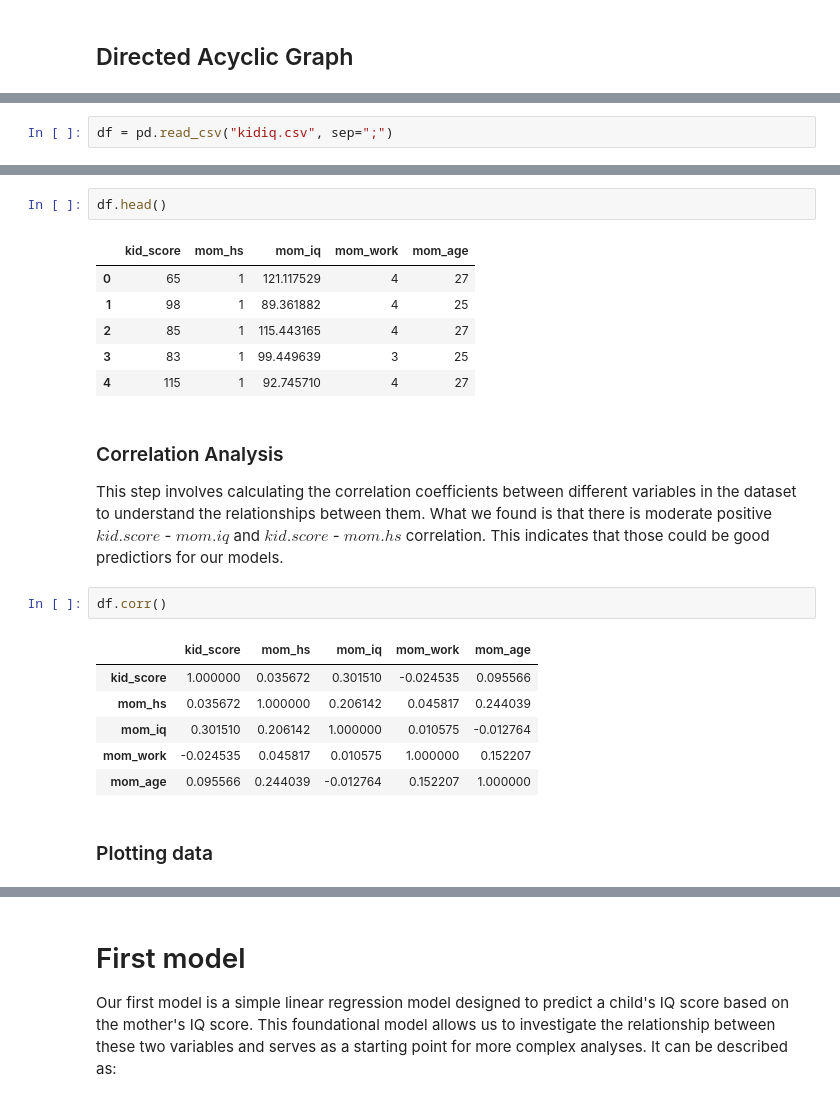
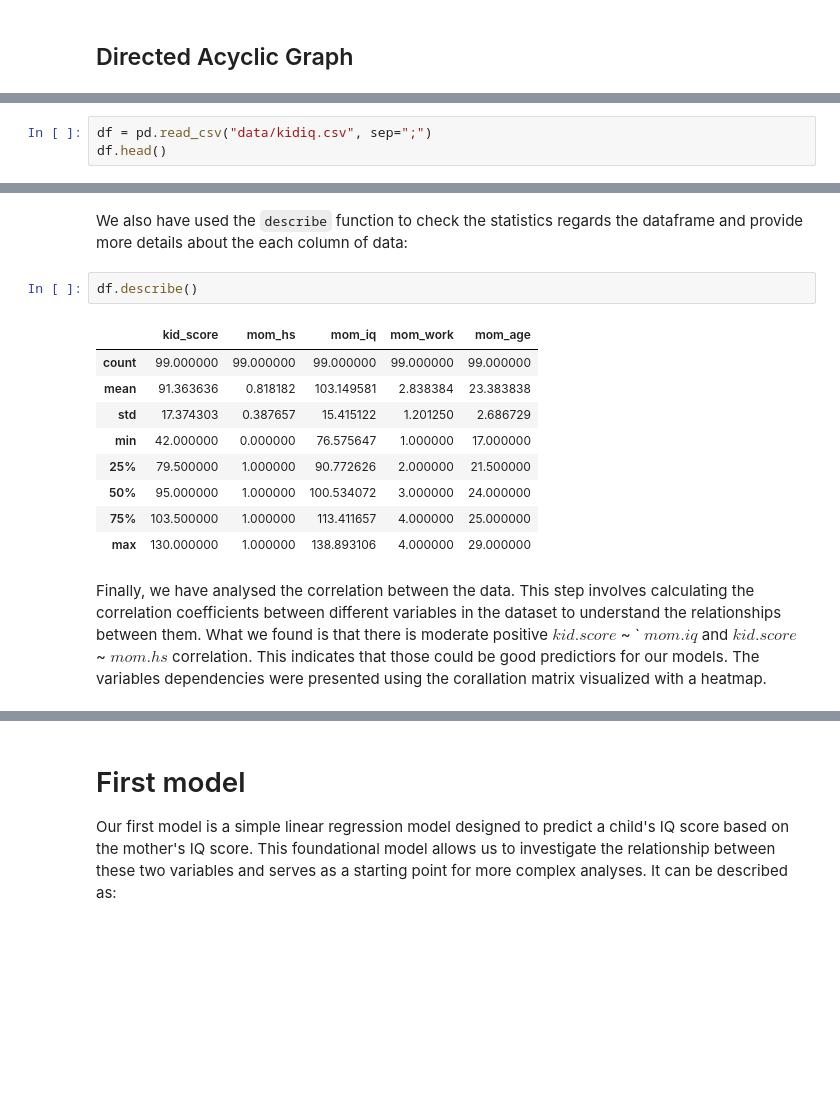
Before and after one commit to Sylwiam12/kidiq, a Jupyter notebook: kid_iq_FULL.ipynb, the cells around one changed output, grey strips where cells are left out. Drawn from its saved outputs; the diff is of its cells as text; blank space fills up the shorter version.

```diff
--- a/kid_iq_FULL.ipynb
+++ b/kid_iq_FULL.ipynb
@@ -45,2 +49,3 @@ warnings.filterwarnings("ignore")
 # %%
-df = pd.read_csv("kidiq.csv", sep=";")
+df = pd.read_csv("data/kidiq.csv", sep=";")
+df.head()
@@ -47,23 +70,17 @@ df = pd.read_csv("kidiq.csv", sep=";")
+# %% [markdown]
+We also have used the `describe` function to check the statistics regards the dataframe and provide more details about the each column of data:
 # %%
-df.head()
+df.describe()
 # %% [output]
 |  | kid_score | mom_hs | mom_iq | mom_work | mom_age |
-| 0 | 65 | 1 | 121.117529 | 4 | 27 |
-| 1 | 98 | 1 | 89.361882 | 4 | 25 |
-| 2 | 85 | 1 | 115.443165 | 4 | 27 |
-| 3 | 83 | 1 | 99.449639 | 3 | 25 |
-| 4 | 115 | 1 | 92.745710 | 4 | 27 |
+| count | 99.000000 | 99.000000 | 99.000000 | 99.000000 | 99.000000 |
+| mean | 91.363636 | 0.818182 | 103.149581 | 2.838384 | 23.383838 |
+| std | 17.374303 | 0.387657 | 15.415122 | 1.201250 | 2.686729 |
+| min | 42.000000 | 0.000000 | 76.575647 | 1.000000 | 17.000000 |
+| 25% | 79.500000 | 1.000000 | 90.772626 | 2.000000 | 21.500000 |
+| 50% | 95.000000 | 1.000000 | 100.534072 | 3.000000 | 24.000000 |
+| 75% | 103.500000 | 1.000000 | 113.411657 | 4.000000 | 25.000000 |
+| max | 130.000000 | 1.000000 | 138.893106 | 4.000000 | 29.000000 |
 # %% [markdown]
-### Correlation Analysis
-This step involves calculating the correlation coefficients between different variables in the dataset to understand the relationships between them. What we found is that there is moderate positive $kid.score$ - $mom.iq$ and $kid.score$ - $mom.hs$ correlation. This indicates that those could be good predictiors for our models.
+Finally, we have analysed the correlation between the data. This step involves calculating the correlation coefficients between different variables in the dataset to understand the relationships between them. What we found is that there is moderate positive $kid.score$ ~
+` $mom.iq$ and $kid.score$ ~ $mom.hs$ correlation. This indicates that those could be good predictiors for our models. The variables dependencies were presented using the corallation matrix visualized with a heatmap.
-# %%
-df.corr()
-# %% [output]
-|  | kid_score | mom_hs | mom_iq | mom_work | mom_age |
-| kid_score | 1.000000 | 0.035672 | 0.301510 | -0.024535 | 0.095566 |
-| mom_hs | 0.035672 | 1.000000 | 0.206142 | 0.045817 | 0.244039 |
-| mom_iq | 0.301510 | 0.206142 | 1.000000 | 0.010575 | -0.012764 |
-| mom_work | -0.024535 | 0.045817 | 0.010575 | 1.000000 | 0.152207 |
-| mom_age | 0.095566 | 0.244039 | -0.012764 | 0.152207 | 1.000000 |
-# %% [markdown]
-### Plotting data
```
Also changed, not shown: parts of 35 cells of this notebook, 25 other files.
